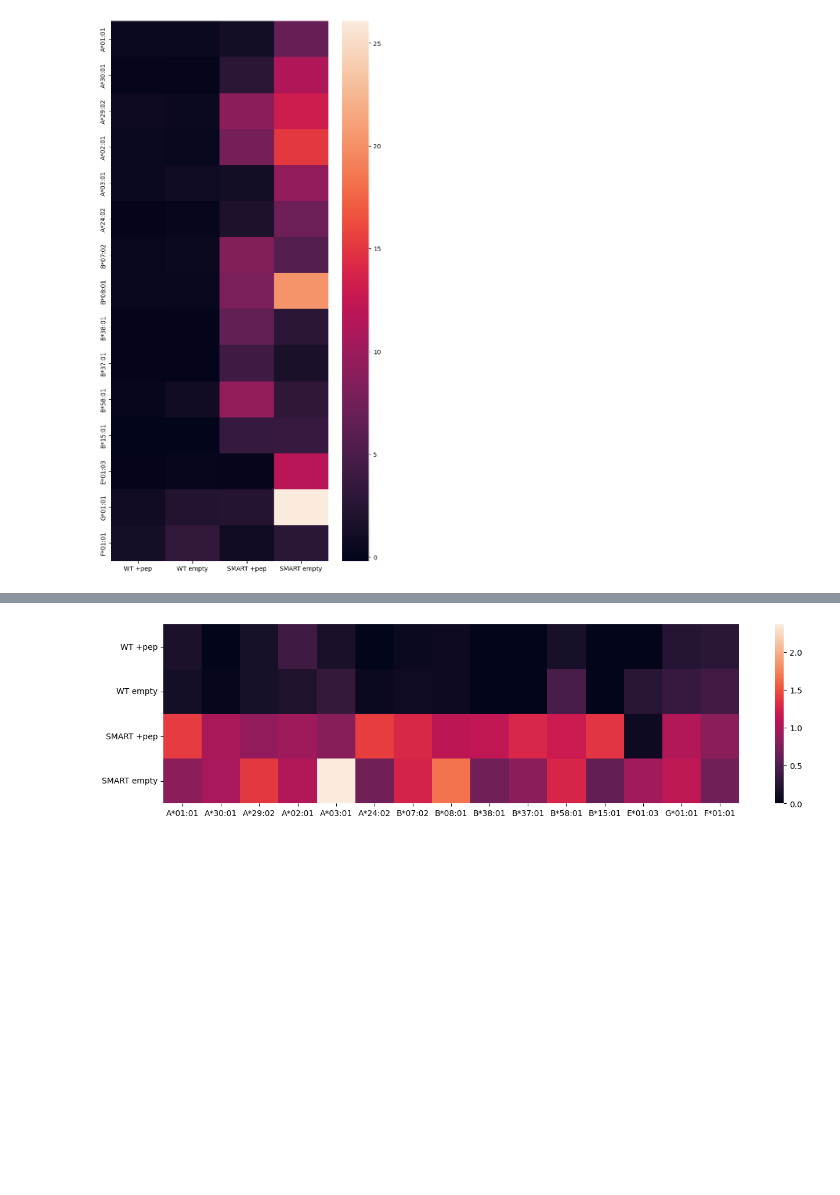
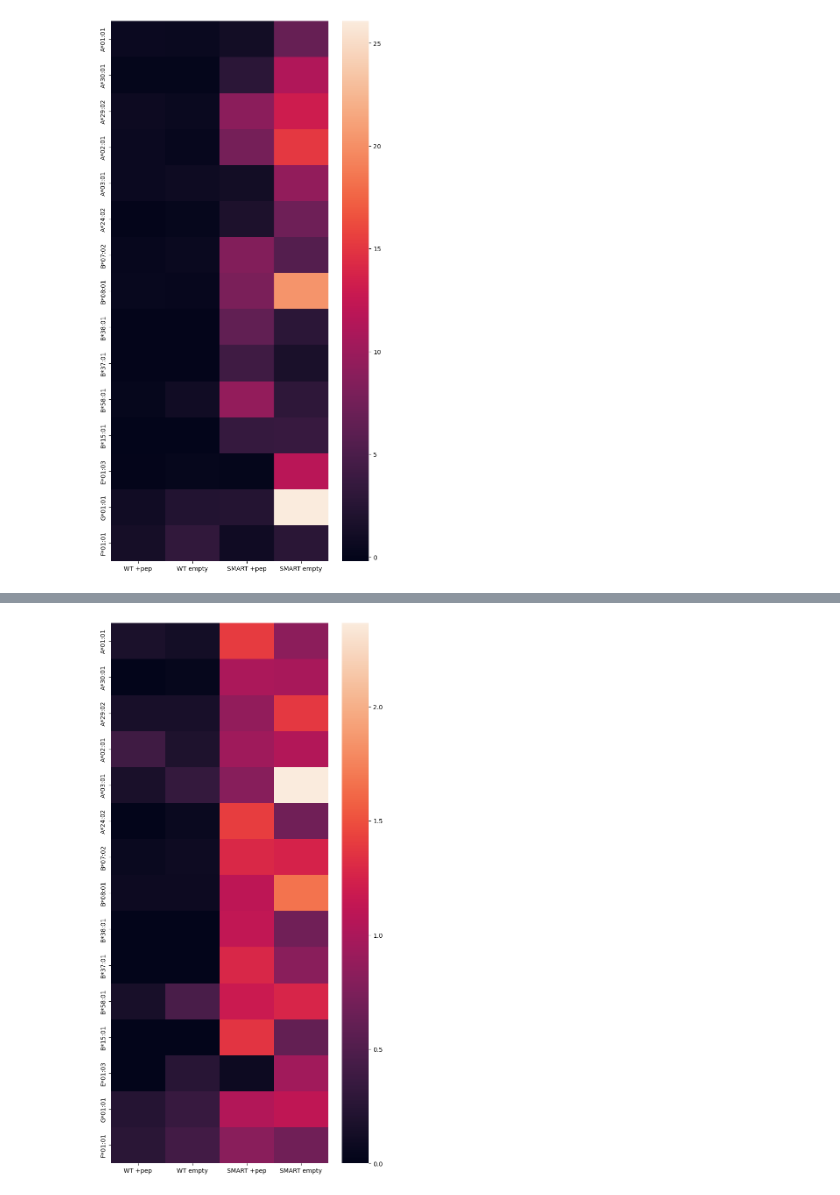
Before and after one commit to wlwhite-tufts/code-for-SMART-MHC-manuscript, a Jupyter notebook: figures/figure5_more-allotypes/plot_heatmaps.ipynb, the cells around one changed output, grey strips where cells are left out. Saved outputs shown, nothing was run; the diff lists cells and outputs as text; code cells hidden in the pictures; blank space fills up the shorter version.

```diff
--- a/figures/figure5_more-allotypes/plot_heatmaps.ipynb
+++ b/figures/figure5_more-allotypes/plot_heatmaps.ipynb
@@ -123,21 +123,21 @@ plt.savefig('tot_heatmap.png',dpi=300,bbox_inches='tight')
 # %%
 for mhc in mhcs:
 
     for t in ['WT','SMART']:
 
         for pep in ['peptide','empty']:
 
             row = data[data['name']==f'{t}_{mhc}_{pep}']
 
             if pep == 'peptide':
                 pep_name = '+pep'
             else:
                 pep_name = pep
 
             hm_df.loc[f'{t} {pep_name}',mhc] = max(0,row[f'sol_mean'].values[0])/row[f'tot_mean'].values[0]
 
-plt.figure(figsize=[16,4])
-sns.heatmap(hm_df)
+plt.figure(figsize=[8,16])
+sns.heatmap(hm_df.T)
 plt.savefig('sol_frac_heatmap.png',dpi=300,bbox_inches='tight')
 # %% [output]
-[figure, old version]
+[figure, new version]
```
Also changed, not shown: parts of 1 cell of this notebook.
